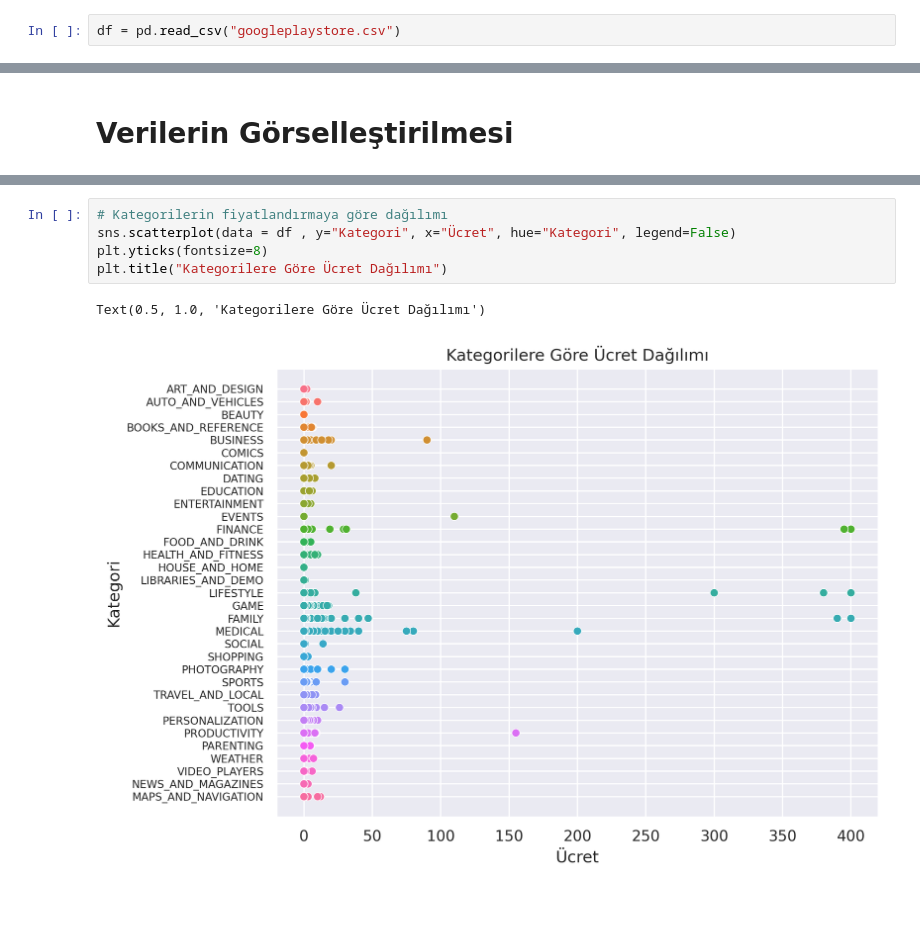
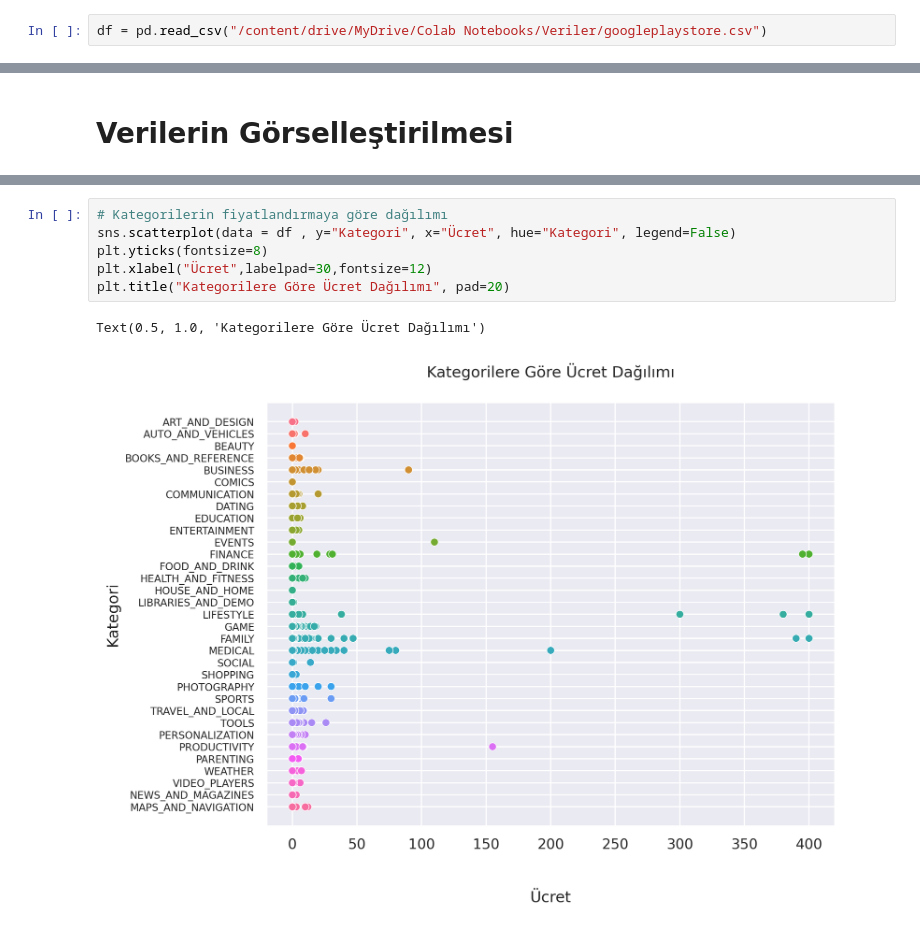
Before and after one commit to Efe-Eroglu/Play-Store-Data-Analysis, a Jupyter notebook: PlayStore_Dataset.ipynb, the cells around one changed output, grey strips where cells are left out. Saved outputs shown, nothing was run; the diff lists cells and outputs as text; blank space fills up the shorter version.

Commit message:
Update Charts

```diff
--- a/PlayStore_Dataset.ipynb
+++ b/PlayStore_Dataset.ipynb
@@ -8,5 +8,5 @@ import matplotlib.pyplot as plt
 # %%
-df = pd.read_csv("googleplaystore.csv")
+df = pd.read_csv("/content/drive/MyDrive/Colab Notebooks/Veriler/googleplaystore.csv")
 # %%
 df.head()
 # %% [output]
@@ -329,10 +328,11 @@ Text(0.5, 1.0, 'Kategorilerde Bulunan Uygulama Sayısı')
 # %%
 # Kategorilerin fiyatlandırmaya göre dağılımı
 sns.scatterplot(data = df , y="Kategori", x="Ücret", hue="Kategori", legend=False)
 plt.yticks(fontsize=8)
-plt.title("Kategorilere Göre Ücret Dağılımı")
+plt.xlabel("Ücret",labelpad=30,fontsize=12)
+plt.title("Kategorilere Göre Ücret Dağılımı", pad=20)
 # %% [output]
 Text(0.5, 1.0, 'Kategorilere Göre Ücret Dağılımı')
-[figure, old version]
+[figure, new version]
 # %%
 # Korelasyon Haritasını oluşturalım
```
Also changed, not shown: parts of 7 cells of this notebook.
